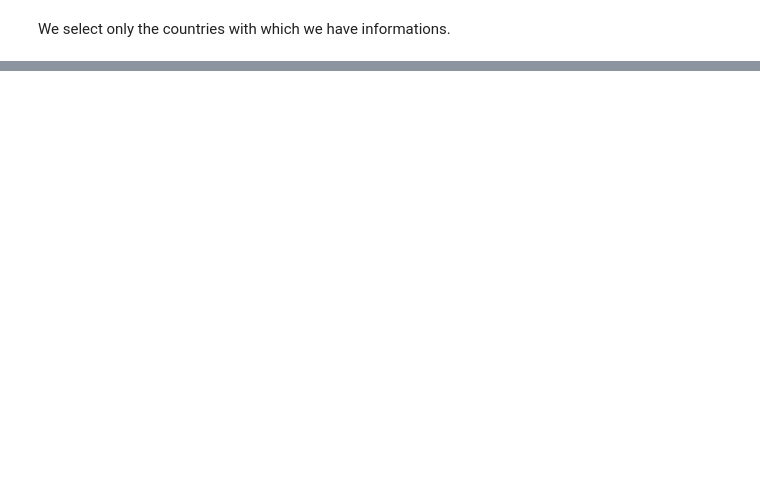
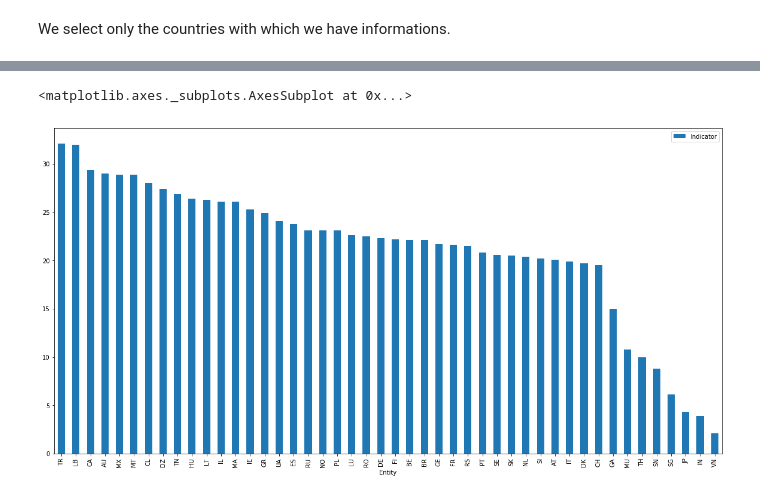
Before and after one commit to baraschi/AppliedDataAnalysis_Project, a Jupyter notebook: FoodProject.ipynb, the cells around one changed output, grey strips where cells are left out. Saved outputs shown, nothing was run; the diff lists cells and outputs as text; code cells hidden in the pictures; blank space fills up the shorter version.

```diff
--- a/FoodProject.ipynb
+++ b/FoodProject.ipynb
@@ -208,0 +231,13 @@ Nmber of product with informations relative to fat :  5210478
+# %%
+indexes = pd.DataFrame(np.concatenate((sugar.index.values,fat.index.values)))
+indexes = indexes.drop_duplicates()
+# %%
+overweight_datas = overweight[overweight['Year'] == 2016]
+overweight_datas['Entity'] = overweight_datas['Entity'].apply(lambda x: get_tag(str(x).lower().strip()))
+overweight_datas = overweight_datas[overweight_datas['Entity'] != 'TBD']
+overweight_datas = overweight_datas.set_index(['Entity'])
+overweight_datas = overweight_datas[['Indicator']]
+overweight_datas = overweight_datas.sort_values(by=['Indicator'], ascending=False)
+overweight_datas = overweight_datas[overweight_datas.index.isin(indexes[0])]
+
+overweight_datas
@@ -208,0 +267,5 @@ Nmber of product with informations relative to fat :  5210478
+# %%
+overweight_datas.plot.bar(figsize=(20,10))
+# %% [output]
+<matplotlib.axes._subplots.AxesSubplot at 0x...>
+[figure, added]
```
Also changed, not shown: parts of 28 cells of this notebook.
